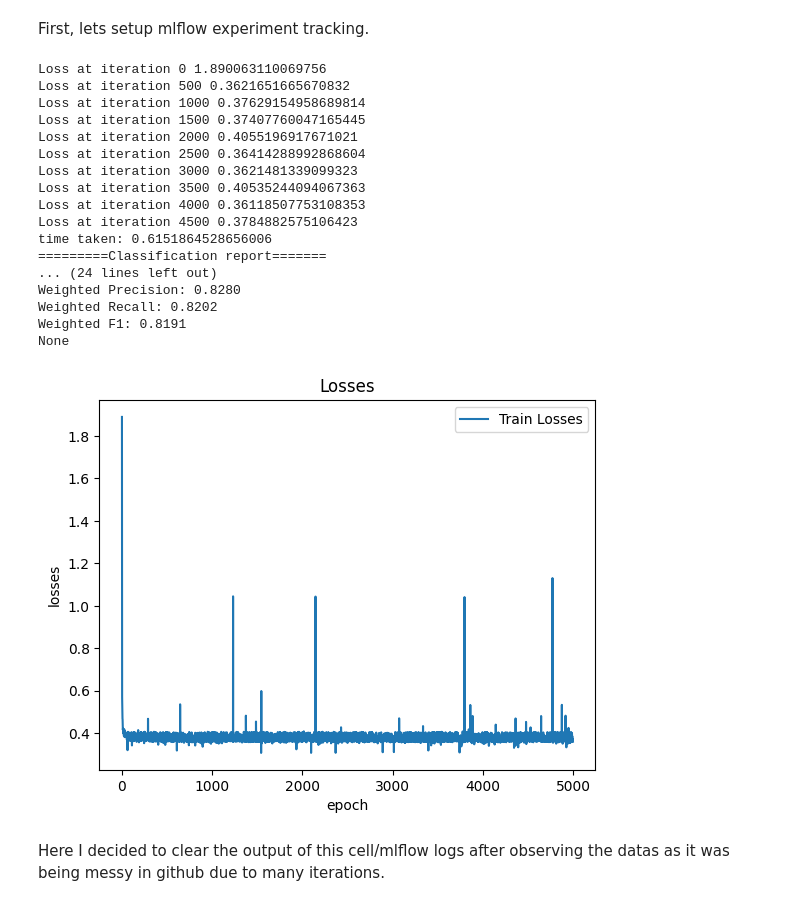
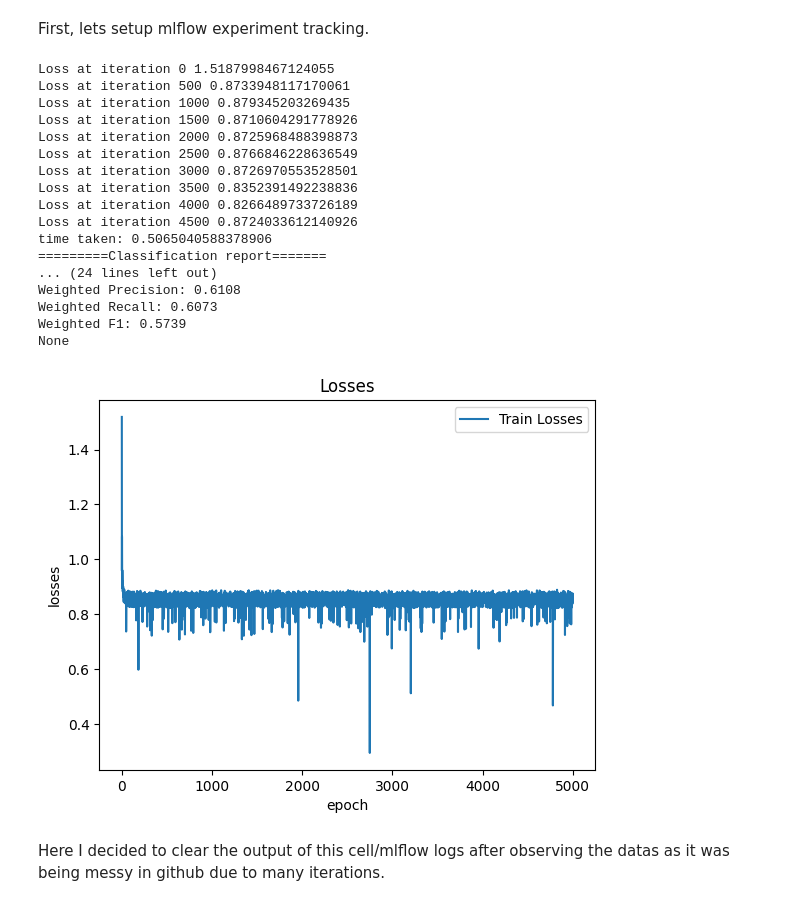
Before and after one commit to puskr99/A3-car-price, a Jupyter notebook: code/car-price-prediction.ipynb, the cells around one changed output. Cells and saved outputs as stored; diff of their text form; code cells hidden in the pictures.

```diff
--- a/code/car-price-prediction.ipynb
+++ b/code/car-price-prediction.ipynb
@@ -351,0 +364,7 @@ sns.scatterplot(x = df['engine'], y = df['max_power'], hue=(np.log(df['selling_p
+# %%
+labels = [0, 1, 2, 3]
+
+# df['price_category'] = pd.cut(df['selling_price'], labels = labels, bins = 4)
+df['price_category'] = pd.cut(df['selling_price'], bins=[0, 250000, 480000, 700000, np.inf], labels=[0, 1, 2, 3])
+df.drop(columns=['selling_price'], inplace= True)
+df['price_category'].unique()
@@ -374,7 +395,0 @@ sns.displot(df['selling_price'])
-# %%
-
-labels = [0, 1, 2, 3]
-
-# df['price_category'] = pd.cut(df['selling_price'], labels = labels, bins = 4)
-df['price_category'] = pd.cut(df['selling_price'], bins=[0, 250000, 500000, 700000, np.inf], labels=[0, 1, 2, 3])
-df['price_category'].unique()
@@ -397,13 +403,9 @@ Index(['year', 'selling_price', 'km_driven', 'seller_type', 'transmission',
 # x is our features
 # ignoring some feature like seller_type, transmission, owner and seats,
 # as they dont seem that much important.
-X = df[ ['year', 'km_driven', 'mileage', 'engine', 'max_power','Low',
-       'Mid', 'High', 'Petrol', 'Diesel'] ]
+X = df[ ['name', 'year', 'km_driven', 'mileage', 'engine', 'max_power'] ]
 
-# y is selling price (to be predicted).
-
-# Applying a log transformation to the 'selling_price' column to scale down its large values.
-# makes the distribution better and reduces the impact of outliers.
+# y is selling price class (to be predicted).
 
 y = df['price_category']
 X.shape, y.shape
@@ -603,7 +596,7 @@ def outlier_count(col, data = X_train):
     return []
 # %%
 # removing the outliers from the X_train columns using the bounds
-for col in ['year', 'km_driven', 'mileage', 'engine', 'max_power']:
+for col in ['year', 'km_driven', 'engine', 'max_power', 'mileage']:
     bounds = []
     bounds = outlier_count(col)
     if len(bounds) == 0:
@@ -913,36 +904,36 @@ for each_class in range(k):
 # %%
 from sklearn.metrics import classification_report, accuracy_score
 
-model = CustomLogisticRegression(penalty=0.07, k = len(labels), n= X_train.shape[1], method="minibatch")
+model = CustomLogisticRegression(penalty=None, k = len(labels), n= X_train.shape[1], method="minibatch")
 
 model.fit(X_train, Y_train_encoded)
 
 yhat = model.predict(X_test)
 model.plot()
 print("=========Classification report=======")
 print("Report: ", classification_report(y_true=y_test, y_pred=yhat))
 
 print("=========Custom Classification Report===============")
 print(model.custom_classification_report(y_true= y_test, y_pred=yhat))
 # %% [output]
-Loss at iteration 0 1.890063110069756
-Loss at iteration 500 0.3621651665670832
-Loss at iteration 1000 0.37629154958689814
-Loss at iteration 1500 0.37407760047165445
-Loss at iteration 2000 0.4055196917671021
-Loss at iteration 2500 0.36414288992868604
-Loss at iteration 3000 0.3621481339099323
-Loss at iteration 3500 0.40535244094067363
-Loss at iteration 4000 0.36118507753108353
-Loss at iteration 4500 0.3784882575106423
-time taken: 0.6151864528656006
+Loss at iteration 0 1.5187998467124055
+Loss at iteration 500 0.8733948117170061
+Loss at iteration 1000 0.879345203269435
+Loss at iteration 1500 0.8710604291778926
+Loss at iteration 2000 0.8725968488398873
+Loss at iteration 2500 0.8766846228636549
+Loss at iteration 3000 0.8726970553528501
+Loss at iteration 3500 0.8352391492238836
+Loss at iteration 4000 0.8266489733726189
+Loss at iteration 4500 0.8724033612140926
+time taken: 0.5065040588378906
 =========Classification report=======
 ... (24 lines left out)
-Weighted Precision: 0.8280
-Weighted Recall: 0.8202
-Weighted F1: 0.8191
+Weighted Precision: 0.6108
+Weighted Recall: 0.6073
+Weighted F1: 0.5739
 None
-[figure, old version]
+[figure, new version]
 # %%
 #helper function for looping classnames
 import sys
```
Also changed, not shown: parts of 29 cells of this notebook, 2 other files.
